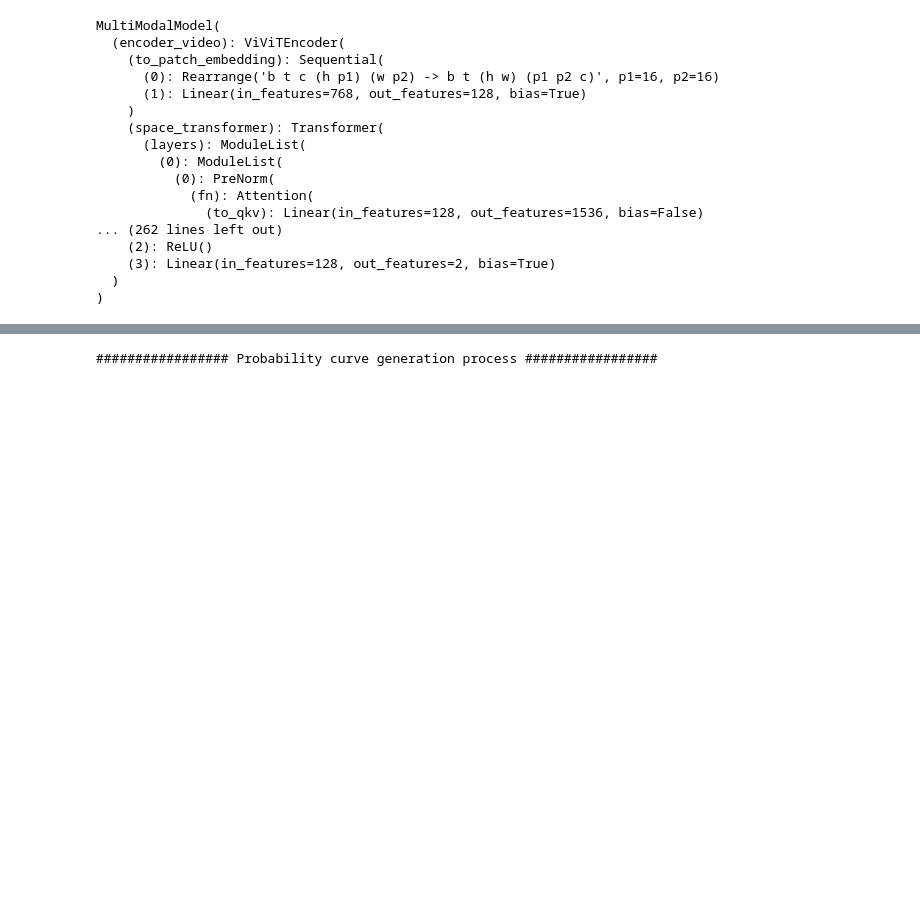
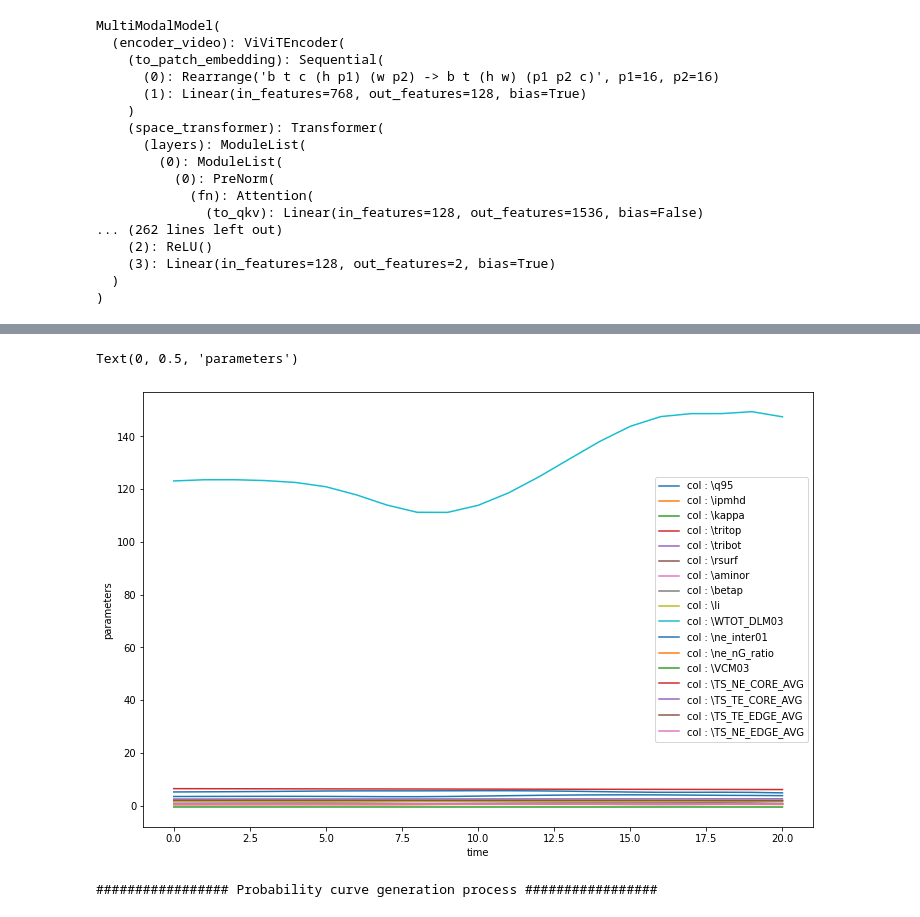
Before and after one commit to ZINZINBIN/Disruption-Prediciton-based-on-Multimodal-Deep-Learning, a Jupyter notebook: analysis_multi_modal_data.ipynb, the cells around one changed output, grey strips where cells are left out. Cells and saved outputs as stored; diff of their text form; code cells hidden in the pictures; blank space fills up the shorter version.

```diff
--- a/analysis_multi_modal_data.ipynb
+++ b/analysis_multi_modal_data.ipynb
@@ -70,0 +136,2 @@ MultiModalModel(
+# %%
+sample_0D = sample_0D.squeeze(0).numpy()
@@ -71,3 +145,16 @@ MultiModalModel(
+# %%
+plt.figure(figsize = (12,8))
+
+sample_0D = scaler.inverse_transform(sample_0D)
+for idx in range(len(ts_cols)):
+    plt.plot(sample_0D[:,idx], label = "col : {}".format(ts_cols[idx]))
+
+plt.legend()
+plt.xlabel("time")
+plt.ylabel("parameters")
+# %% [output]
+Text(0, 0.5, 'parameters')
+[figure, added]
 # %%
 from src.utils.utility import generate_prob_curve_from_multi, MultiModalDataset, measure_computation_time_multi
 
```
Also changed, not shown: parts of 8 cells of this notebook, 14 other files.
